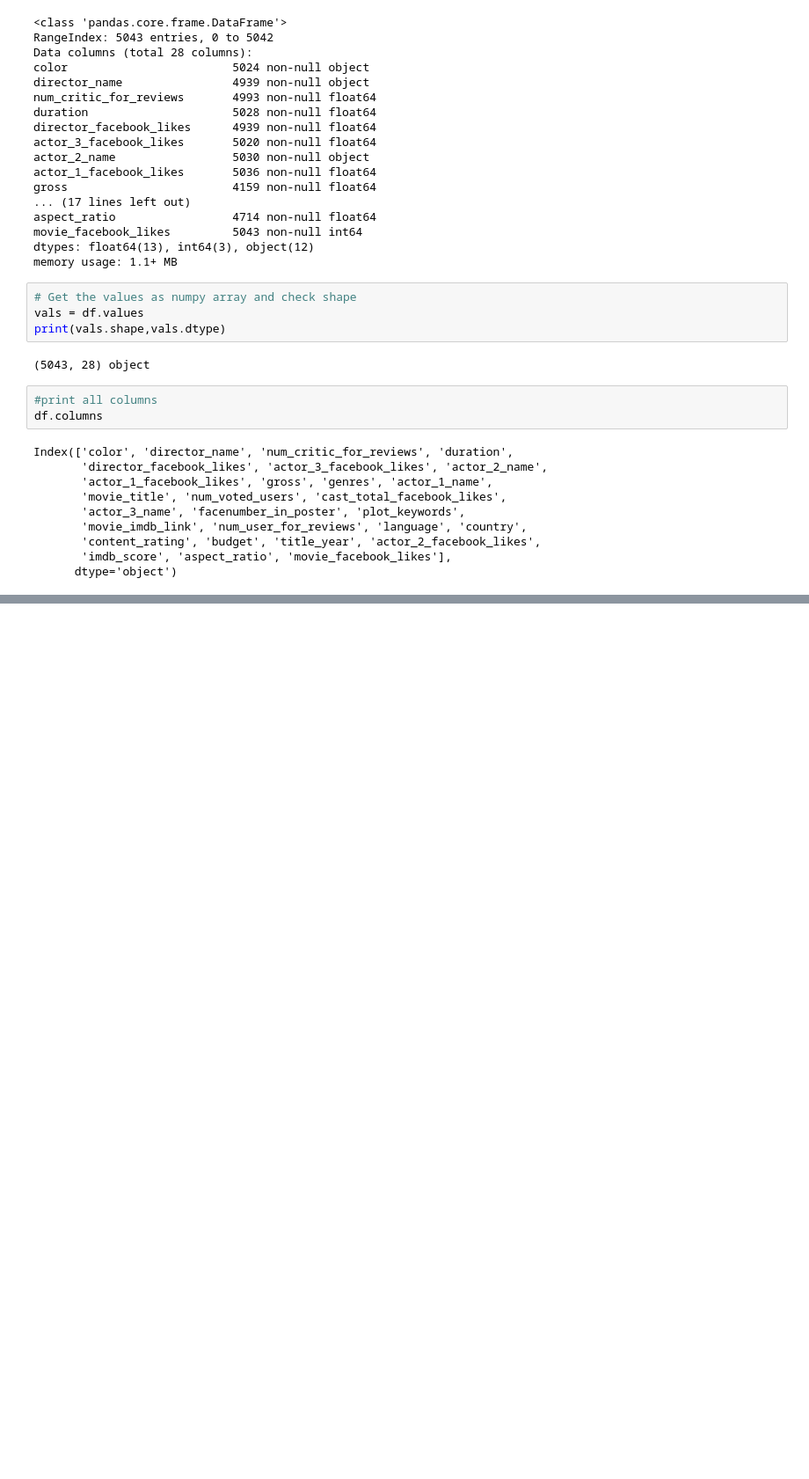
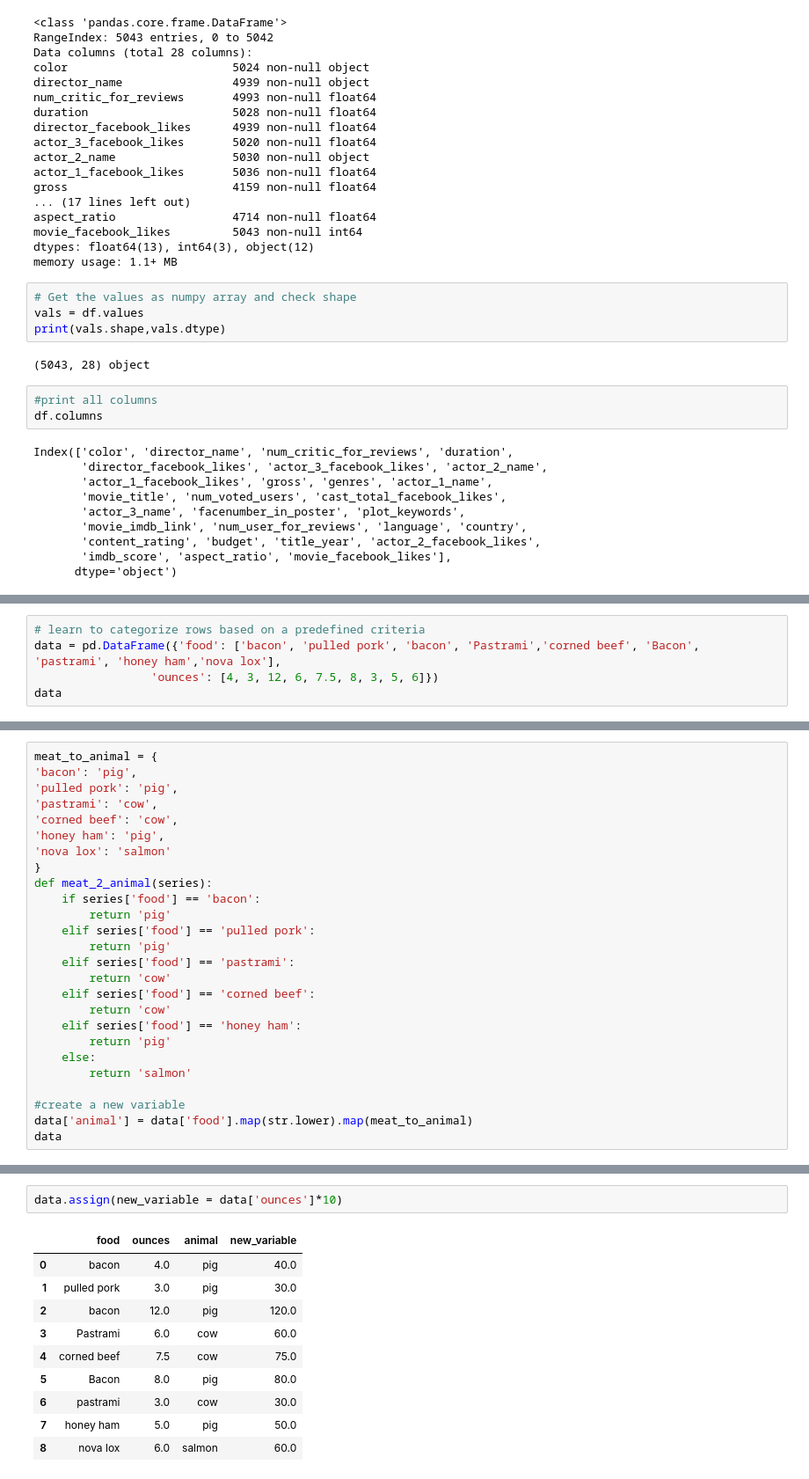
Before and after one commit to ashishlakhani04/Machine-Learning-Beginner, a Jupyter notebook: 2_15June/Pandas.ipynb, the cells around one changed output, grey strips where cells are left out. Shown at 88% size. Saved outputs shown, nothing was run; the diff lists cells and outputs as text; blank space fills up the shorter version.

```diff
--- a/2_15June/Pandas.ipynb
+++ b/2_15June/Pandas.ipynb
@@ -66,0 +171,5 @@ for ix in titles.values:
+# %%
+# learn to categorize rows based on a predefined criteria
+data = pd.DataFrame({'food': ['bacon', 'pulled pork', 'bacon', 'Pastrami','corned beef', 'Bacon', 'pastrami', 'honey ham','nova lox'],
+                 'ounces': [4, 3, 12, 6, 7.5, 8, 3, 5, 6]})
+data
@@ -66,0 +187,26 @@ for ix in titles.values:
+# %%
+meat_to_animal = {
+'bacon': 'pig',
+'pulled pork': 'pig',
+'pastrami': 'cow',
+'corned beef': 'cow',
+'honey ham': 'pig',
+'nova lox': 'salmon'
+}
+def meat_2_animal(series):
+    if series['food'] == 'bacon':
+        return 'pig'
+    elif series['food'] == 'pulled pork':
+        return 'pig'
+    elif series['food'] == 'pastrami':
+        return 'cow'
+    elif series['food'] == 'corned beef':
+        return 'cow'
+    elif series['food'] == 'honey ham':
+        return 'pig'
+    else:
+        return 'salmon'
+
+#create a new variable
+data['animal'] = data['food'].map(str.lower).map(meat_to_animal)
+data
@@ -66,0 +224,13 @@ for ix in titles.values:
+# %%
+data.assign(new_variable = data['ounces']*10)
+# %% [output]
+|  | food | ounces | animal | new_variable |
+| 0 | bacon | 4.0 | pig | 40.0 |
+| 1 | pulled pork | 3.0 | pig | 30.0 |
+| 2 | bacon | 12.0 | pig | 120.0 |
+| 3 | Pastrami | 6.0 | cow | 60.0 |
+| 4 | corned beef | 7.5 | cow | 75.0 |
+| 5 | Bacon | 8.0 | pig | 80.0 |
+| 6 | pastrami | 3.0 | cow | 30.0 |
+| 7 | honey ham | 5.0 | pig | 50.0 |
+| 8 | nova lox | 6.0 | salmon | 60.0 |
```
Also changed, not shown: parts of 16 cells of this notebook, 4 other files.
